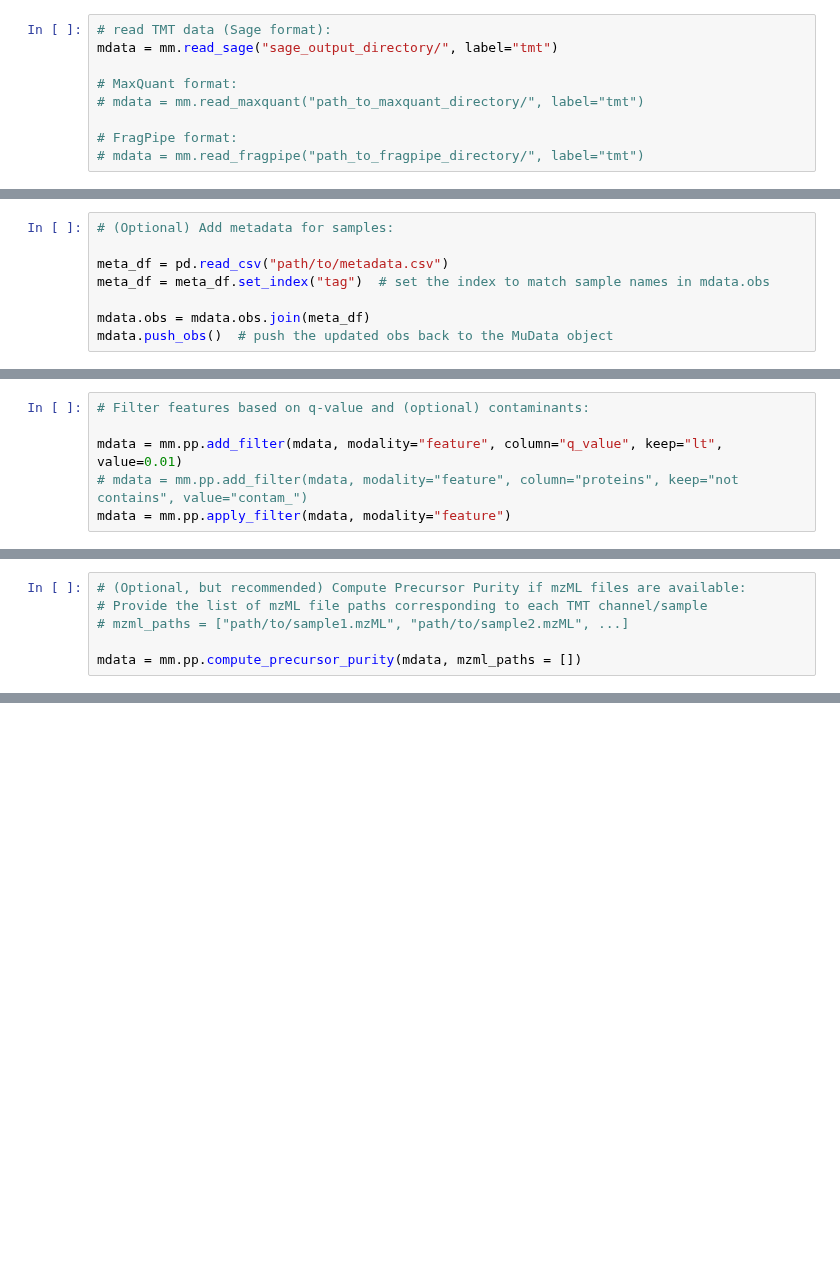
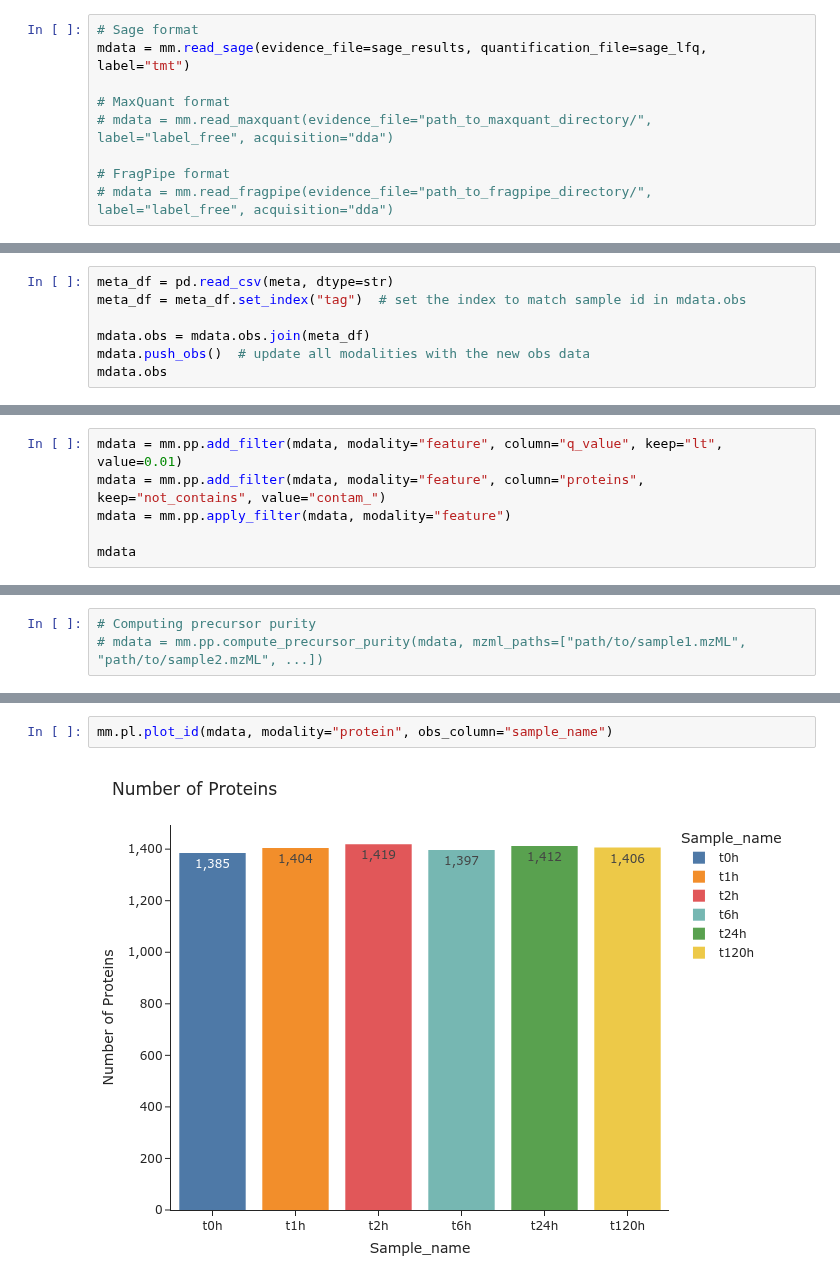
Before and after one commit to bertis-informatics/msmu, a Jupyter notebook: mkdocs/tutorials/tmt.ipynb, the cells around one changed output, grey strips where cells are left out. Drawn from its saved outputs; the diff is of its cells as text; blank space fills up the shorter version.

```diff
--- a/mkdocs/tutorials/tmt.ipynb
+++ b/mkdocs/tutorials/tmt.ipynb
@@ -7,9 +34,9 @@ import pandas as pd
 # %%
-# read TMT data (Sage format):
-mdata = mm.read_sage("sage_output_directory/", label="tmt")
+# Sage format
+mdata = mm.read_sage(evidence_file=sage_results, quantification_file=sage_lfq, label="tmt")
 
-# MaxQuant format:
-# mdata = mm.read_maxquant("path_to_maxquant_directory/", label="tmt")
+# MaxQuant format
+# mdata = mm.read_maxquant(evidence_file="path_to_maxquant_directory/", label="label_free", acquisition="dda")
 
-# FragPipe format:
-# mdata = mm.read_fragpipe("path_to_fragpipe_directory/", label="tmt")
+# FragPipe format
+# mdata = mm.read_fragpipe(evidence_file="path_to_fragpipe_directory/", label="label_free", acquisition="dda")
@@ -16,8 +60,7 @@ mdata = mm.read_sage("sage_output_directory/", label="tmt")
 # %%
-# (Optional) Add metadata for samples:
-
-meta_df = pd.read_csv("path/to/metadata.csv")
-meta_df = meta_df.set_index("tag")  # set the index to match sample names in mdata.obs
+meta_df = pd.read_csv(meta, dtype=str)
+meta_df = meta_df.set_index("tag")  # set the index to match sample id in mdata.obs
 
 mdata.obs = mdata.obs.join(meta_df)
-mdata.push_obs()  # push the updated obs back to the MuData object
+mdata.push_obs()  # update all modalities with the new obs data
+mdata.obs
@@ -28,6 +92,6 @@ mdata = mdata[(mdata.obs["condition"] != "BLANK"), :]
 # %%
-# Filter features based on q-value and (optional) contaminants:
+mdata = mm.pp.add_filter(mdata, modality="feature", column="q_value", keep="lt", value=0.01)
+mdata = mm.pp.add_filter(mdata, modality="feature", column="proteins", keep="not_contains", value="contam_")
+mdata = mm.pp.apply_filter(mdata, modality="feature")
 
-mdata = mm.pp.add_filter(mdata, modality="feature", column="q_value", keep="lt", value=0.01)
-# mdata = mm.pp.add_filter(mdata, modality="feature", column="proteins", keep="not contains", value="contam_")
-mdata = mm.pp.apply_filter(mdata, modality="feature")
+mdata
@@ -48,6 +128,3 @@ mdata = mm.pp.normalise(mdata, modality="feature", method="median", fraction=Tru
 # %%
-# (Optional, but recommended) Compute Precursor Purity if mzML files are available:
-# Provide the list of mzML file paths corresponding to each TMT channel/sample
-# mzml_paths = ["path/to/sample1.mzML", "path/to/sample2.mzML", ...]
-
-mdata = mm.pp.compute_precursor_purity(mdata, mzml_paths = [])
+# Computing precursor purity
+# mdata = mm.pp.compute_precursor_purity(mdata, mzml_paths=["path/to/sample1.mzML", "path/to/sample2.mzML", ...])
@@ -77,0 +227,4 @@ mdata = mm.pp.apply_filter(mdata, modality="protein")
+# %%
+mm.pl.plot_id(mdata, modality="protein", obs_column="sample_name")
+# %% [output]
+[figure, added]
```
Also changed, not shown: parts of 34 cells of this notebook, 1 other file.
